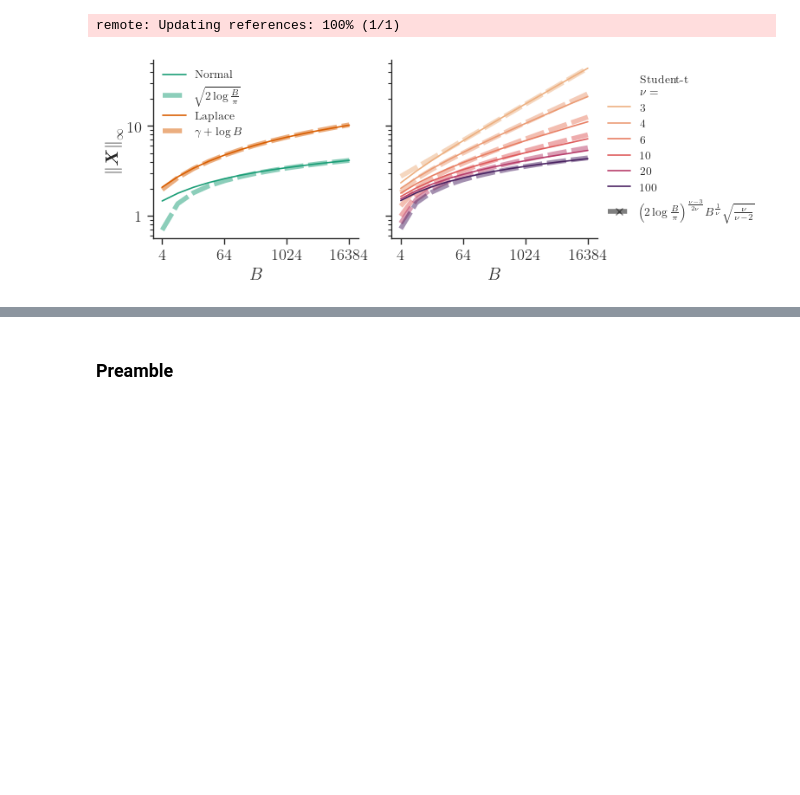
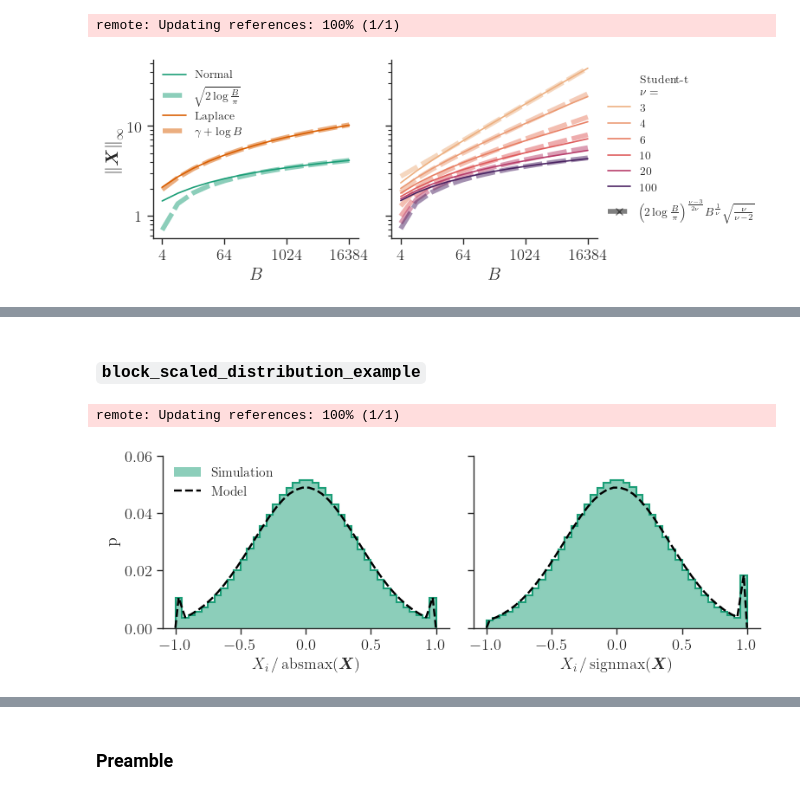
Before and after one commit to graphcore-research/llama-mobile-vlm, a Jupyter notebook: 20250127-FormatsCascade/Analysis.ipynb, the cells around one changed output, grey strips where cells are left out. Cells and saved outputs as stored; diff of their text form; code cells hidden in the pictures; blank space fills up the shorter version.

```diff
--- a/20250127-FormatsCascade/Analysis.ipynb
+++ b/20250127-FormatsCascade/Analysis.ipynb
@@ -97,7 +98,7 @@ for dist, color in zip(dists, plot_utils.PALETTE):
     X_LM = dist.sample(samples, seed=2, device=DEVICE)
     assert 0.95 <= A.rms(X).item() <= 1.05
 
-    crd_fmt = dist.rms_quantiser(bits)
+    crd_fmt = dist.quantiser(bits)
     rmse = A.qrmse_norm(crd_fmt, X).item()
     lm_fmt = Q.lut_lloyd_max(X_LM, bits, 1e-4, init=("uniform_rms", 3))
     lm_rmse = A.qrmse_norm(lm_fmt, X).item()
@@ -180 +211,38 @@ remote: Updating references: 100% (1/1)
+# %% [markdown]
+### `block_scaled_distribution_example`
+# %%
+block_size = 64
+X = A.Normal().sample(2**24, seed=1, device=DEVICE)
+bins = torch.linspace(-1, 1, 41)
+
+_, axs = plt.subplots(ncols=2, sharey=True)
+for scaling, ax in zip(["absmax", "signmax"], axs):
+    # Data
+    Xn = A.block_normalise(X, block_size, scaling=scaling).cpu()
+    W = torch.full_like(X, 1/X.nelement()).cpu()
+    color = plot_utils.PALETTE[0]
+    ax.hist(Xn, bins=bins, weights=W, color=color, histtype="bar", ec="none", alpha=.5, label="Simulation")
+    ax.hist(Xn, bins=bins, weights=W, color=color, histtype="step", lw=1.5)
+
+    # Model
+    s = 1 / tensor(block_size).div(torch.pi).log().mul(2).sqrt()
+    mids = (bins[:-1] + bins[1:]) / 2
+    model = tensor(scipy.stats.truncnorm.pdf(mids, -1/s, 1/s, scale=s) * 2 / len(mids) * (block_size - 1) / block_size)
+    if scaling == "absmax":
+        model[0] += 0.5 / block_size
+        model[-1] += 0.5 / block_size
+    if scaling == "signmax":
+        model[-1] += 1 / block_size
+    ax.plot(torch.cat([tensor([-1]), mids, tensor([1])]), torch.cat([tensor([0]), model, tensor([0])]), color="k", lw=1.75, ls="--", label="Model")
+
+    ax.set_ylim((0, 0.06))
+    ax.set_xlabel(f"$X_i \\,/\\, \\mathrm{{{scaling}}}(\\bm{{X}})$", fontsize=13)
+
+axs[0].legend(loc="upper left")
+axs[0].set_ylabel(r"$\mathrm{p}$")
+plot_utils.tidy(axs[0].figure)
+plot_utils.save("block_scaled_distribution_example")
+# %% [output]
+remote: Updating references: 100% (1/1)
+[figure, added]
 # %% [markdown]
```
Also changed, not shown: parts of 14 cells of this notebook, 2 other files.
